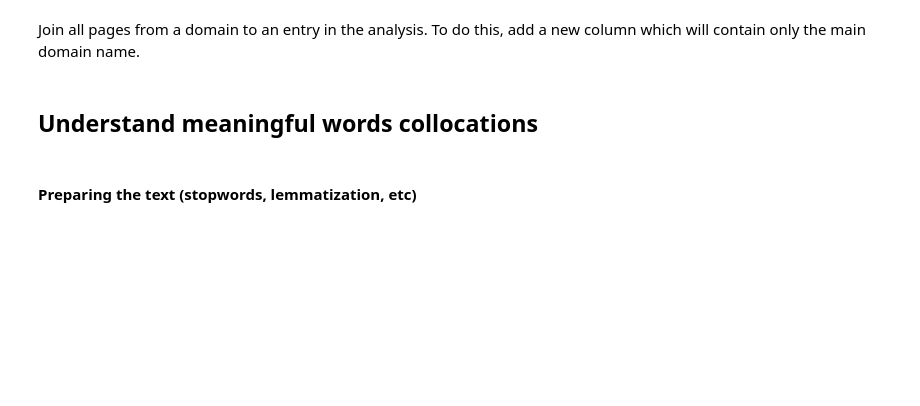
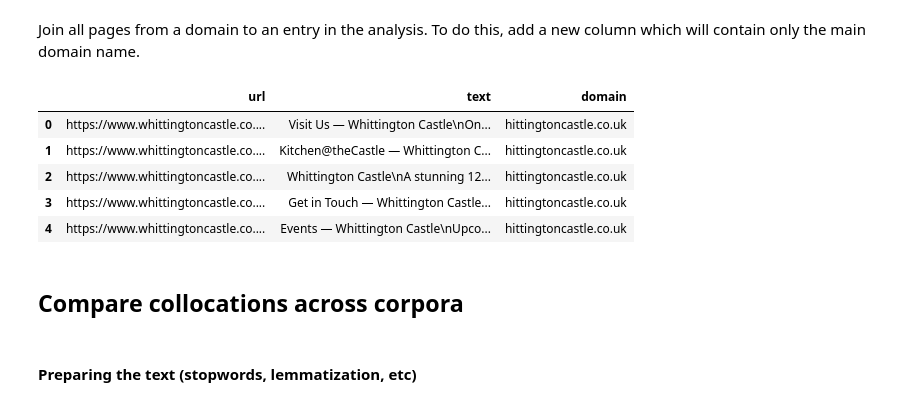
Before and after one commit to jazoza/cultural-data-analysis, a Jupyter notebook: 06_CDA_compare_cc.ipynb, the cells around one changed output. Drawn from its saved outputs; the diff is of its cells as text; code cells hidden in the pictures; blank space fills up the shorter version.

```diff
--- a/06_CDA_compare_cc.ipynb
+++ b/06_CDA_compare_cc.ipynb
@@ -32,5 +31,5 @@ drive.mount('/content/gdrive')
 # %%
 # Country code: change here between 'NL' and 'UK'
-cc = 'DE'
+cc_list = ['NL', 'UK', 'DE', 'FR']
 # %%
 gdrive_path = '/content/gdrive/MyDrive/CDA/'
@@ -39,7 +44,19 @@ raw_data_file = gdrive_path+cc+'_dataset_website-content-crawler.json'
 # %%
-# Import json data from Aipfy scraping
-df=pd.read_json(raw_data_file)
+# Import json data from Aipfy scraping into 4 separate dataframes
+df0=pd.read_json(gdrive_path+cc_list[0]+'_dataset_website-content-crawler.json')
 # select only two columns for analysis: url and text
-df=df[['url','text']]
-# Print the DataFrame
-df.head()
+df0=df0[['url','text']]
+
+df1=pd.read_json(gdrive_path+cc_list[1]+'_dataset_website-content-crawler.json')
+# select only two columns for analysis: url and text
+df1=df1[['url','text']]
+
+df2=pd.read_json(gdrive_path+cc_list[2]+'_dataset_website-content-crawler.json')
+# select only two columns for analysis: url and text
+df2=df2[['url','text']]
+
+df3=pd.read_json(gdrive_path+cc_list[3]+'_dataset_website-content-crawler.json')
+# select only two columns for analysis: url and text
+df3=df3[['url','text']]
+
+df0.head()
@@ -72,5 +88,15 @@ df.head()
+# %%
+# check one of the dataframes
+df1.head()
+# %% [output]
+|  | url | text | domain |
+| 0 | https://www.whittingtoncastle.co.... | Visit Us — Whittington Castle\nOn... | hittingtoncastle.co.uk |
+| 1 | https://www.whittingtoncastle.co.... | Kitchen@theCastle — Whittington C... | hittingtoncastle.co.uk |
+| 2 | https://www.whittingtoncastle.co.... | Whittington Castle\nA stunning 12... | hittingtoncastle.co.uk |
+| 3 | https://www.whittingtoncastle.co.... | Get in Touch — Whittington Castle... | hittingtoncastle.co.uk |
+| 4 | https://www.whittingtoncastle.co.... | Events — Whittington Castle\nUpco... | hittingtoncastle.co.uk |
 # %% [markdown]
-## Understand meaningful words collocations
+## Compare collocations across corpora
 # %% [markdown]
 #### Preparing the text (stopwords, lemmatization, etc)
 # %%
```
Also changed, not shown: parts of 31 cells of this notebook.
